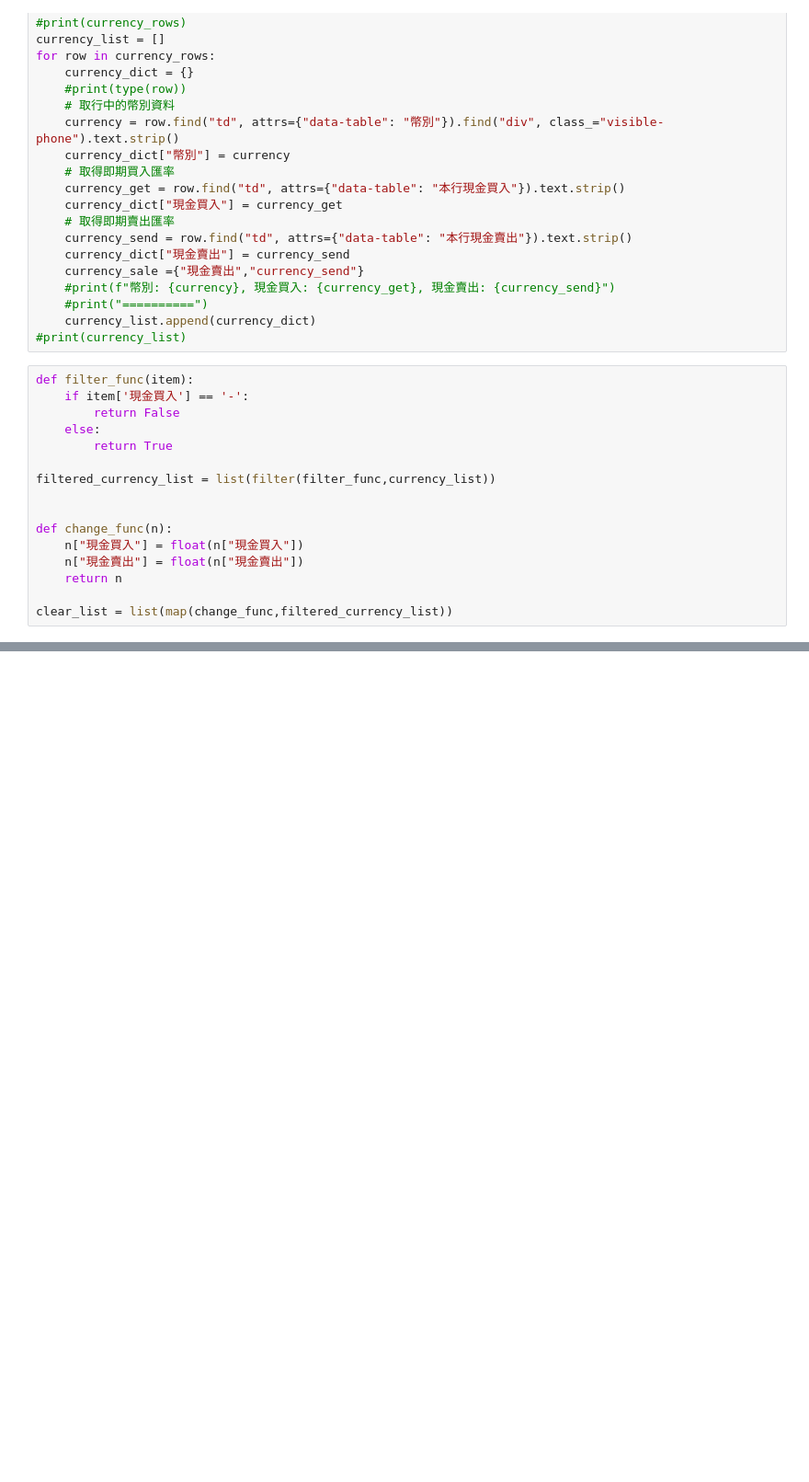
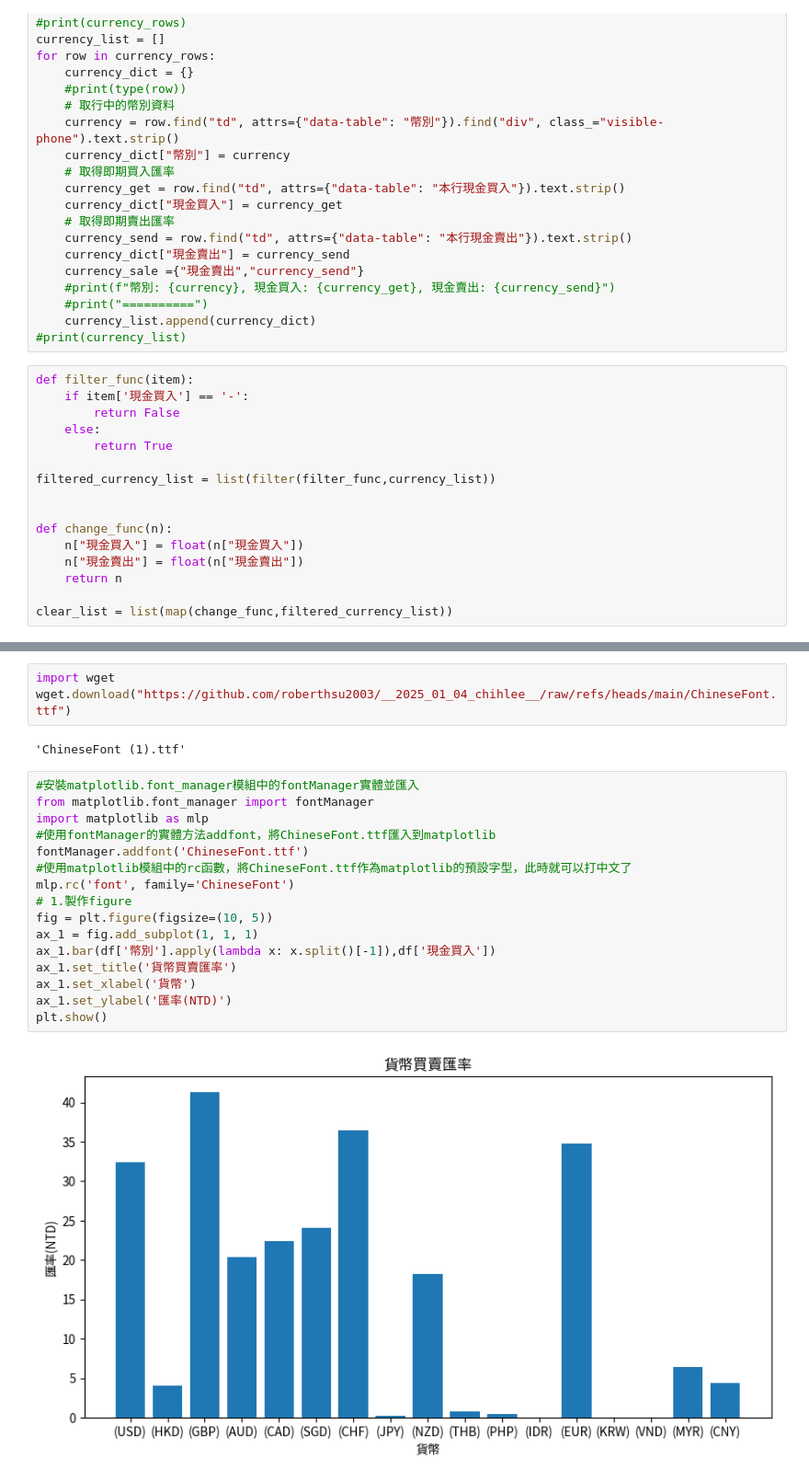
Before and after one commit to Nigmaa/python_analysis, a Jupyter notebook: lesson6.ipynb, the cells around one changed output, grey strips where cells are left out. Shown at 92% size. Drawn from its saved outputs; the diff is of its cells as text; blank space fills up the shorter version.

```diff
--- a/lesson6.ipynb
+++ b/lesson6.ipynb
@@ -199,0 +207,23 @@ plt.show()
+# %%
+import wget
+wget.download("https://github.com/roberthsu2003/__2025_01_04_chihlee__/raw/refs/heads/main/ChineseFont.ttf")
+# %% [output]
+'ChineseFont (1).ttf'
+# %%
+#安裝matplotlib.font_manager模組中的fontManager實體並匯入
+from matplotlib.font_manager import fontManager
+import matplotlib as mlp
+#使用fontManager的實體方法addfont，將ChineseFont.ttf匯入到matplotlib
+fontManager.addfont('ChineseFont.ttf')
+#使用matplotlib模組中的rc函數，將ChineseFont.ttf作為matplotlib的預設字型，此時就可以打中文了
+mlp.rc('font', family='ChineseFont')
+# 1.製作figure
+fig = plt.figure(figsize=(10, 5))
+ax_1 = fig.add_subplot(1, 1, 1)
+ax_1.bar(df['幣別'].apply(lambda x: x.split()[-1]),df['現金買入'])
+ax_1.set_title('貨幣買賣匯率')
+ax_1.set_xlabel('貨幣')
+ax_1.set_ylabel('匯率(NTD)')
+plt.show()
+# %% [output]
+[figure, added]
```
Also changed, not shown: parts of 3 cells of this notebook, 2 other files.
